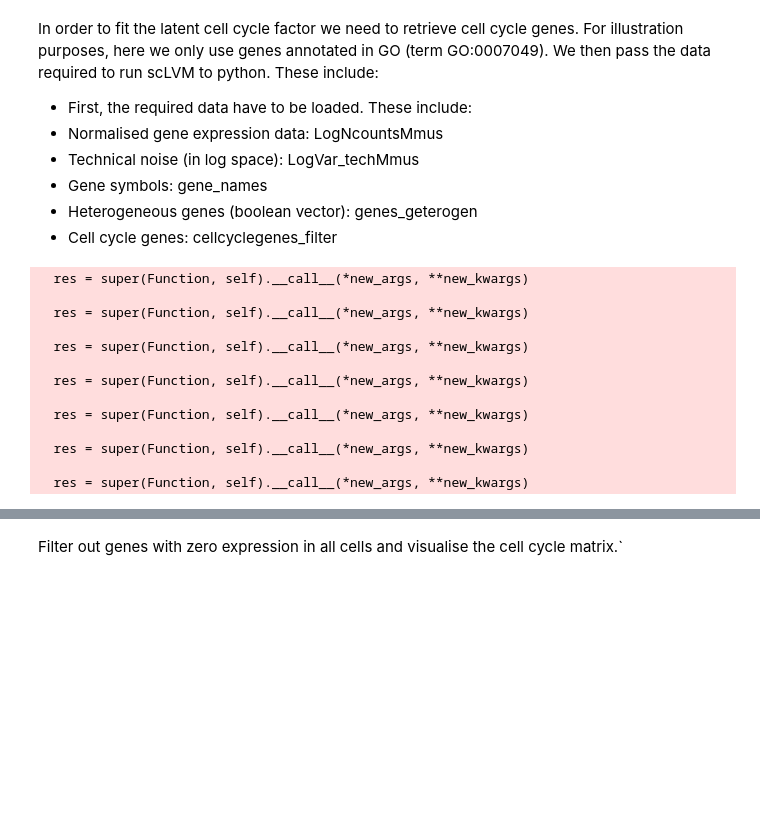
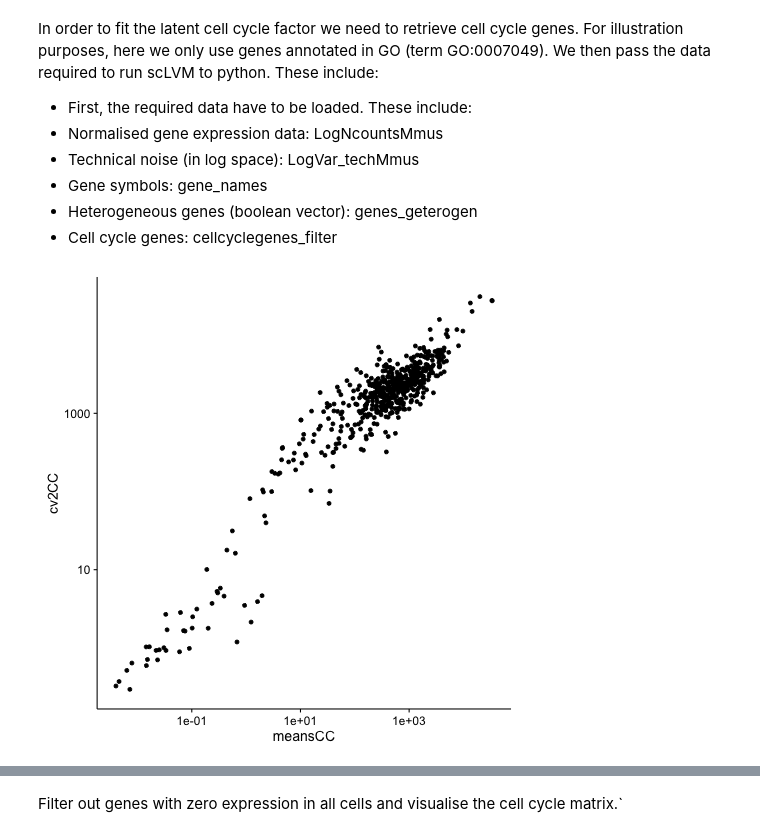
Before and after one commit to PMBio/scLVM-tutorials, a Jupyter notebook: scLVM_tutorial.ipynb, the cells around one changed output, grey strips where cells are left out. Drawn from its saved outputs; the diff is of its cells as text; code cells hidden in the pictures; blank space fills up the shorter version.

```diff
--- a/scLVM_tutorial.ipynb
+++ b/scLVM_tutorial.ipynb
@@ -118,23 +136,17 @@ In order to fit the latent cell cycle factor we need to retrieve cell cycle gene
 # %%
 %%R -o ens_ids_cc,Y,genes_het_bool,tech_noise,idx_cc,geneID
 #get cell cycle genes from GO
 ens_ids_cc <- getEnsembl('GO:0007049')
 Y = t(log10(nCountsMmus+1)) #normalised trandformed read counts
 genes_het_bool = as.vector(is_het) #variable genes
 geneID = rownames(nCountsMmus) #gene IDs
 tech_noise = as.vector(techNoise$techNoiseLog) #technical noise
 idx_cc = na.omit(match(ens_ids_cc,geneID))-1 #cc indices in python indexing
+
+#your code here: Can you plot the mean expression vs coefficient of variation of the set of cell cycle genes?
+#Compare this to a set of differentiation genes (GO:0045064)
+meansCC = apply(nCountsMmus[idx_cc+1,],1,mean)
+cv2CC = apply(nCountsMmus[idx_cc+1,],1,var)/meansCC
+qplot(meansCC,cv2CC)+scale_y_log10()+scale_x_log10()
 # %% [output]
-  res = super(Function, self).__call__(*new_args, **new_kwargs)
-
-  res = super(Function, self).__call__(*new_args, **new_kwargs)
-
-  res = super(Function, self).__call__(*new_args, **new_kwargs)
-
-  res = super(Function, self).__call__(*new_args, **new_kwargs)
-
-  res = super(Function, self).__call__(*new_args, **new_kwargs)
-
-  res = super(Function, self).__call__(*new_args, **new_kwargs)
-
-  res = super(Function, self).__call__(*new_args, **new_kwargs)
+[figure, added]
```
Also changed, not shown: parts of 9 cells of this notebook, 2 other files.
